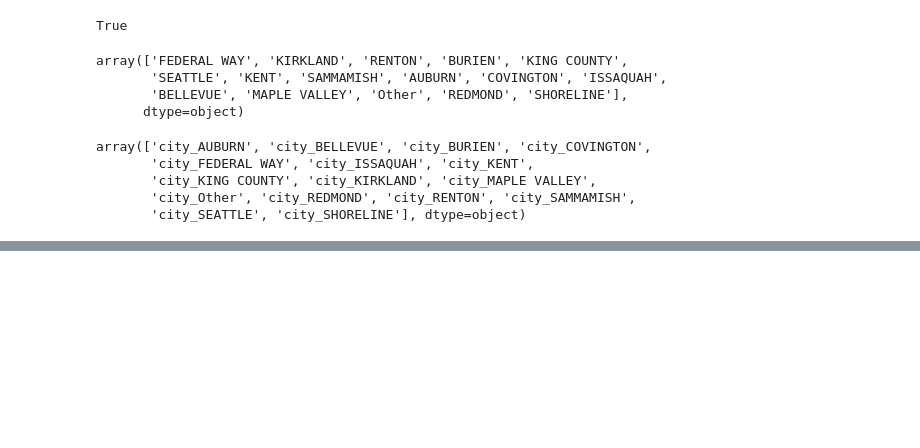
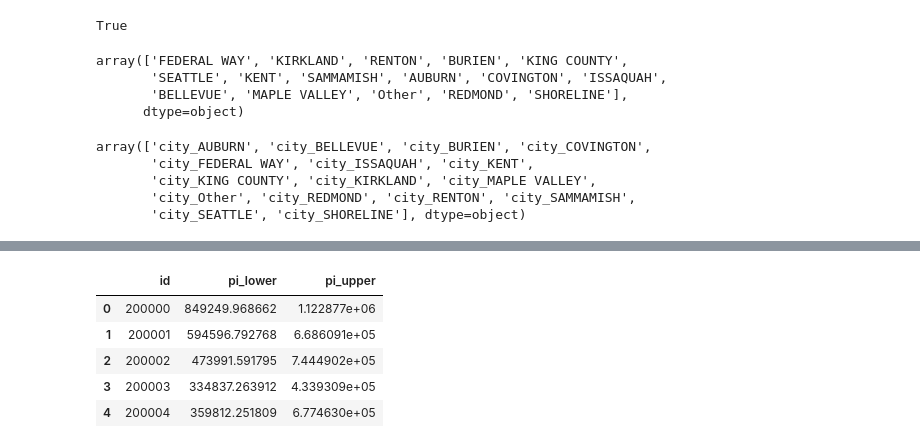
Before and after one commit to Aum-Patel1234/Machine-Learning, a Jupyter notebook: house price range prediction/house_price_data.ipynb, the cells around one changed output, grey strips where cells are left out. Cells and saved outputs as stored; diff of their text form; code cells hidden in the pictures; blank space fills up the shorter version.

```diff
--- a/house price range prediction/house_price_data.ipynb
+++ b/house price range prediction/house_price_data.ipynb
@@ -656,0 +867,30 @@ pi_upper[0], pi_lower[0]
+# %%
+final_test_df['city'] = final_test_df['city'].apply(lambda x: x if x in top_15_cities else 'Other')
+# %%
+import numpy as np
+
+# 1) Determine what columns were expected:
+expected_cols = list(city_col_trans.feature_names_in_)
+
+# 2) Reindex `final_df` to match, filling missing with NaN
+final_df_aligned = final_test_df.reindex(columns=expected_cols)
+
+# 3) Transform
+transformed_array = city_col_trans.transform(final_df_aligned)
+
+# 4) Rebuild column names
+ohe_city_names    = city_col_trans.named_transformers_['ohe'].get_feature_names_out(['city'])
+passthrough_cols  = [col for col in expected_cols if col != 'city']
+all_column_names  = list(ohe_city_names) + passthrough_cols
+
+df_final_transformed = pd.DataFrame(
+    transformed_array,
+    columns=all_column_names,
+    index=final_test_df.index
+).astype(float)
+
+# 5) (Optional) Bring back any columns that final_df had but were not in expected_cols
+unused_cols = final_test_df.drop(columns=expected_cols, errors='ignore')
+df_final_full = pd.concat([df_final_transformed, unused_cols], axis=1)
+
+# Now you can use `df_final_transformed` (or `df_final_full` if you want the extras).
@@ -656,0 +904,17 @@ pi_upper[0], pi_lower[0]
+# %%
+df_final_full = df_final_full.drop(['city_Other', 'join_rebuilt - after', 'sale_warning'], axis=1)
+# %%
+submission = pd.DataFrame({
+    'id': id_col,
+    'pi_lower':lh.predict(df_final_full),
+    'pi_upper':uh.predict(df_final_full)
+})
+# %%
+submission.head()
+# %% [output]
+|  | id | pi_lower | pi_upper |
+| 0 | 200000 | 849249.968662 | 1.122877e+06 |
+| 1 | 200001 | 594596.792768 | 6.686091e+05 |
+| 2 | 200002 | 473991.591795 | 7.444902e+05 |
+| 3 | 200003 | 334837.263912 | 4.339309e+05 |
+| 4 | 200004 | 359812.251809 | 6.774630e+05 |
```
Also changed, not shown: parts of 61 cells of this notebook.
